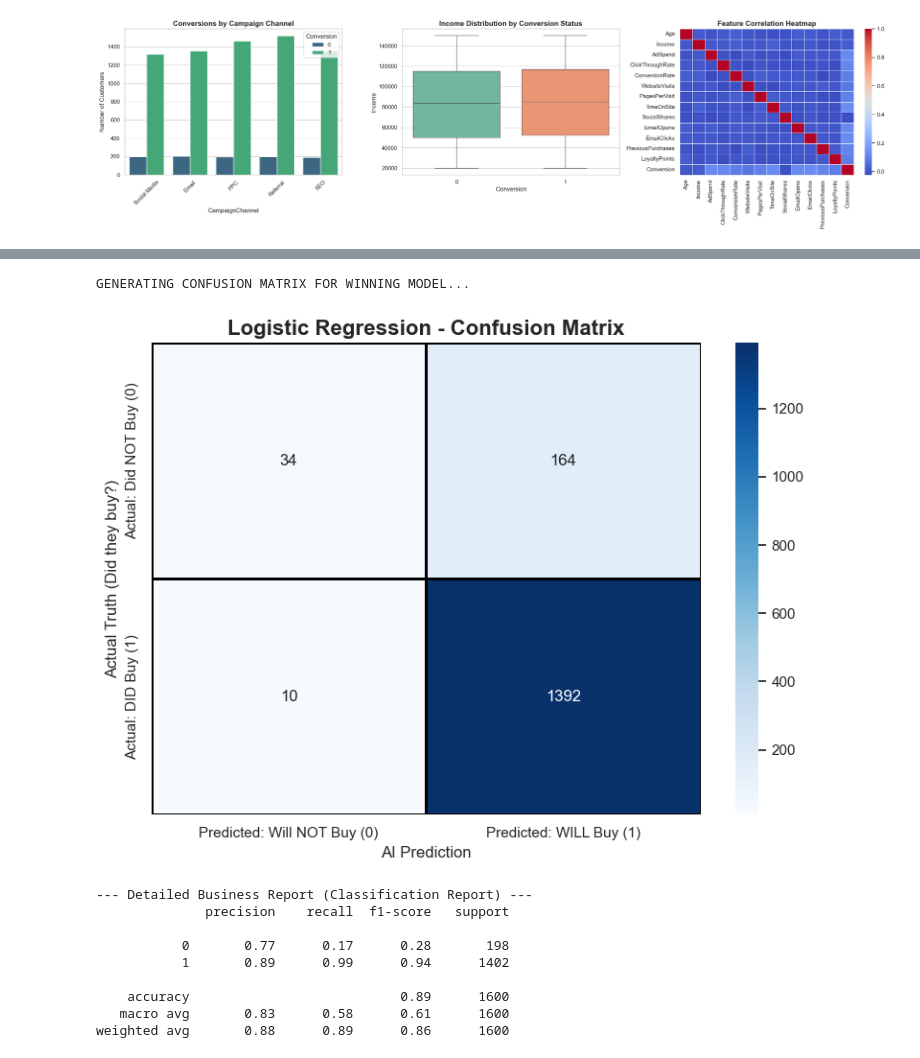
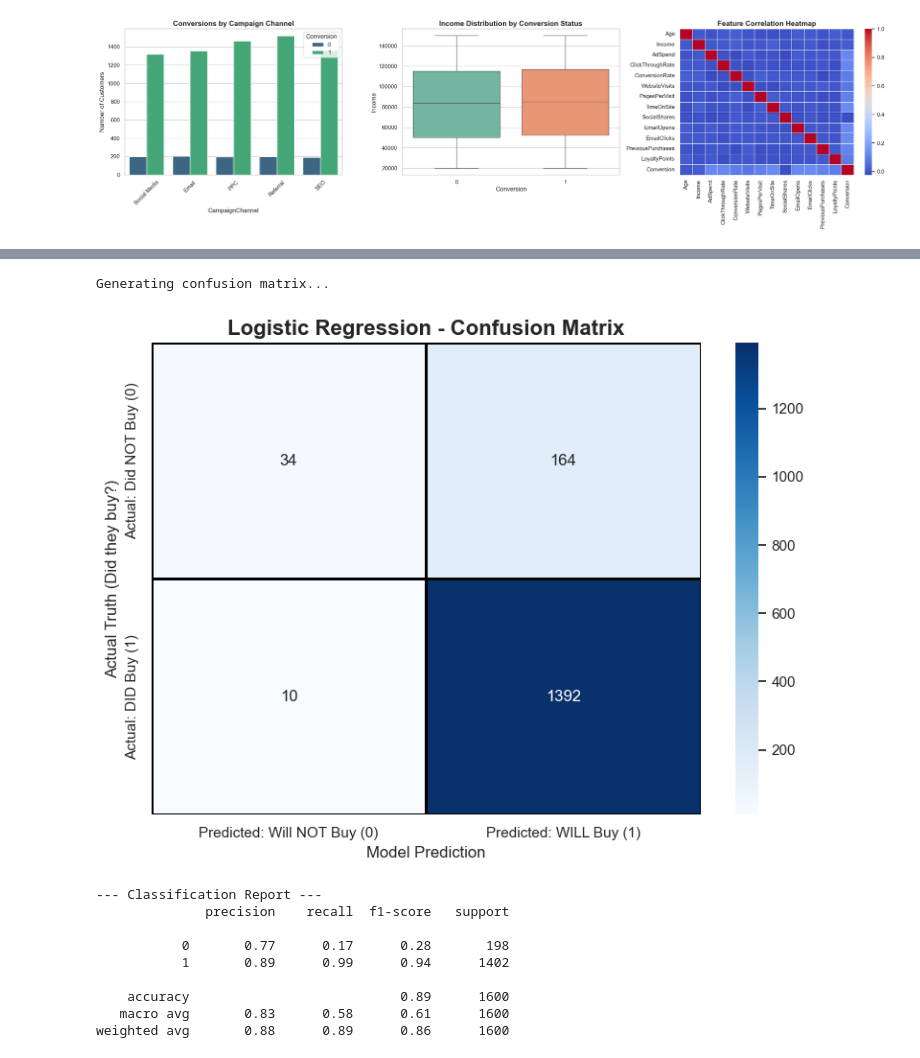
Before and after one commit to RimiCode/Sellintelligence, a Jupyter notebook: Sellintelligence_EDA.ipynb, the cells around one changed output, grey strips where cells are left out. Saved outputs shown, nothing was run; the diff lists cells and outputs as text; code cells hidden in the pictures.

```diff
--- a/Sellintelligence_EDA.ipynb
+++ b/Sellintelligence_EDA.ipynb
@@ -248,42 +224,39 @@ Random Forest F1:       0.9370
 # %%
 # ==========================================
-# PHASE 4: PERFORMANCE EVALUATION (ROAS METRICS)
+# PHASE 4: PERFORMANCE EVALUATION (CONFUSION MATRIX)
 # ==========================================
 import pandas as pd
 import matplotlib.pyplot as plt
 import seaborn as sns
 from sklearn.metrics import confusion_matrix, classification_report
 
-print("GENERATING CONFUSION MATRIX FOR WINNING MODEL...")
+# closer look at logistic regression - it ends up as the champion model
+# (the full 4-model comparison with honest scoring is in phases 9-12)
+print("Generating confusion matrix...")
 
-# We select Logistic Regression as our champion model based on the higher F1-score
-# Step 1: Generate the Confusion Matrix
-# y_test = The actual ground truth (Did the customer actually convert?)
-# y_pred_log = The model's prediction
 cm = confusion_matrix(y_test, y_pred_log)
 
-# Step 2: Visualize the Confusion Matrix using Seaborn
 plt.figure(figsize=(8, 6))
 sns.heatmap(cm, annot=True, fmt='d', cmap='Blues', linewidths=1, linecolor='black')
 
 plt.title('Logistic Regression - Confusion Matrix', fontsize=16, fontweight='bold')
 plt.ylabel('Actual Truth (Did they buy?)', fontsize=12)
-plt.xlabel('AI Prediction', fontsize=12)
+plt.xlabel('Model Prediction', fontsize=12)
 
-# Custom labels for clear business reporting to stakeholders
+# readable labels instead of 0/1
 plt.xticks([0.5, 1.5], ['Predicted: Will NOT Buy (0)', 'Predicted: WILL Buy (1)'])
 plt.yticks([0.5, 1.5], ['Actual: Did NOT Buy (0)', 'Actual: DID Buy (1)'], va='center')
 
 plt.tight_layout()
 plt.show()
 
-# Step 3: Print the Detailed Classification Report (Precision, Recall, F1)
-print("\n--- Detailed Business Report (Classification Report) ---")
+# per-class precision/recall/F1 - accuracy alone is misleading at 87/13
+print("\n--- Classification Report ---")
 print(classification_report(y_test, y_pred_log))
 # %% [output]
-GENERATING CONFUSION MATRIX FOR WINNING MODEL...
+Generating confusion matrix...
-[figure, old version]
+[figure, new version]
---- Detailed Business Report (Classification Report) ---
+--- Classification Report ---
               precision    recall  f1-score   support
 
            0       0.77      0.17      0.28       198
```
Also changed, not shown: parts of 25 cells of this notebook, 10 other files.
